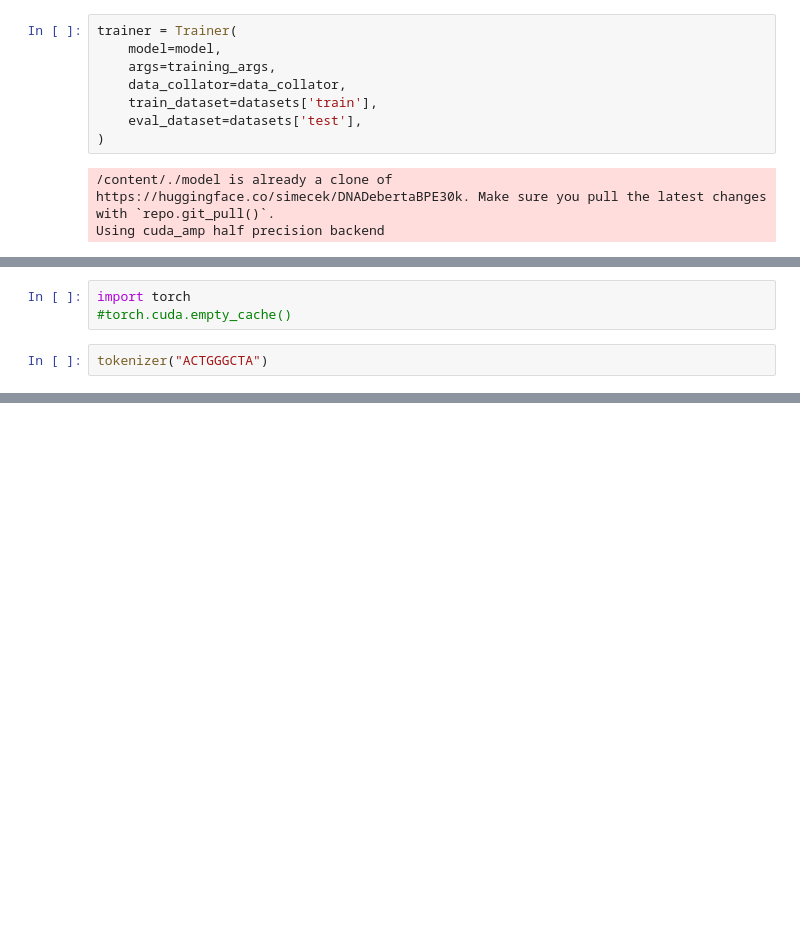
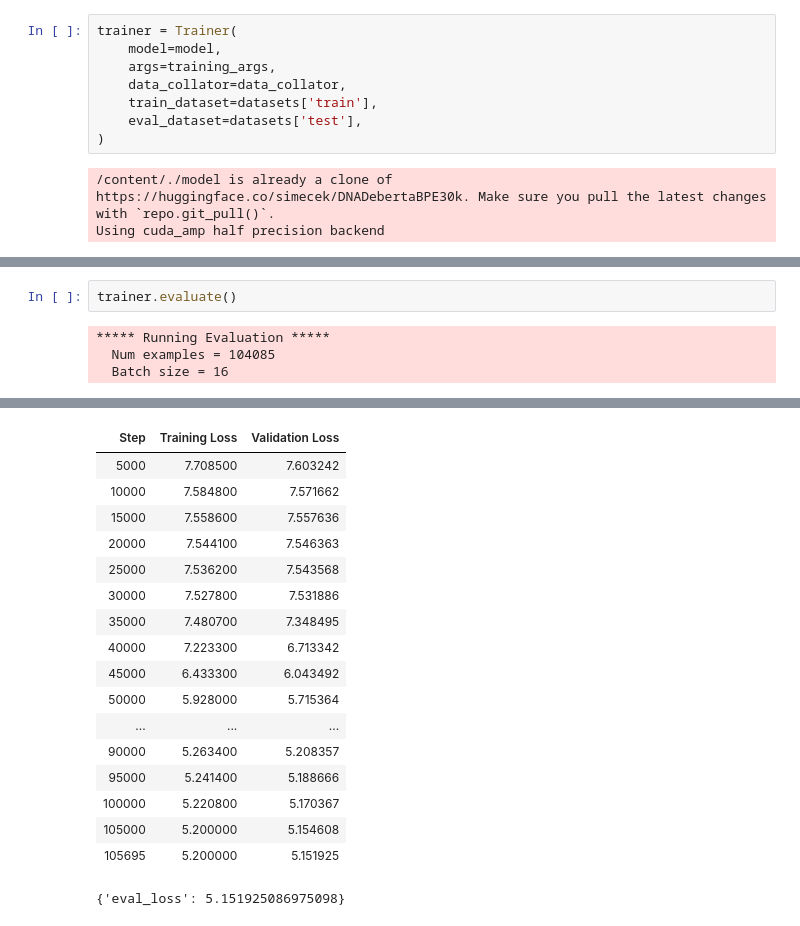
Before and after one commit to ML-Bioinfo-CEITEC/DNA-pretraining, a Jupyter notebook: models/training_20220714/Training_with_BPE__30k.ipynb, the cells around one changed output, grey strips where cells are left out. Drawn from its saved outputs; the diff is of its cells as text; blank space fills up the shorter version.

```diff
--- a/models/training_20220714/Training_with_BPE__30k.ipynb
+++ b/models/training_20220714/Training_with_BPE__30k.ipynb
@@ -147,5 +217,6 @@ Automatic Comet.ml online logging enabled
-# %%
-import torch
-#torch.cuda.empty_cache()
-# %%
-tokenizer("ACTGGGCTA")
+# %%
+trainer.evaluate()
+# %% [output]
+***** Running Evaluation *****
+  Num examples = 104085
+  Batch size = 16
@@ -151,0 +224,18 @@ tokenizer("ACTGGGCTA")
+| Step | Training Loss | Validation Loss |
+| 5000 | 7.708500 | 7.603242 |
+| 10000 | 7.584800 | 7.571662 |
+| 15000 | 7.558600 | 7.557636 |
+| 20000 | 7.544100 | 7.546363 |
+| 25000 | 7.536200 | 7.543568 |
+| 30000 | 7.527800 | 7.531886 |
+| 35000 | 7.480700 | 7.348495 |
+| 40000 | 7.223300 | 6.713342 |
+| 45000 | 6.433300 | 6.043492 |
+| 50000 | 5.928000 | 5.715364 |
+| ... | ... | ... |
+| 90000 | 5.263400 | 5.208357 |
+| 95000 | 5.241400 | 5.188666 |
+| 100000 | 5.220800 | 5.170367 |
+| 105000 | 5.200000 | 5.154608 |
+| 105695 | 5.200000 | 5.151925 |
+{'eval_loss': 5.151925086975098}
```
Also changed, not shown: parts of 4 cells of this notebook.
